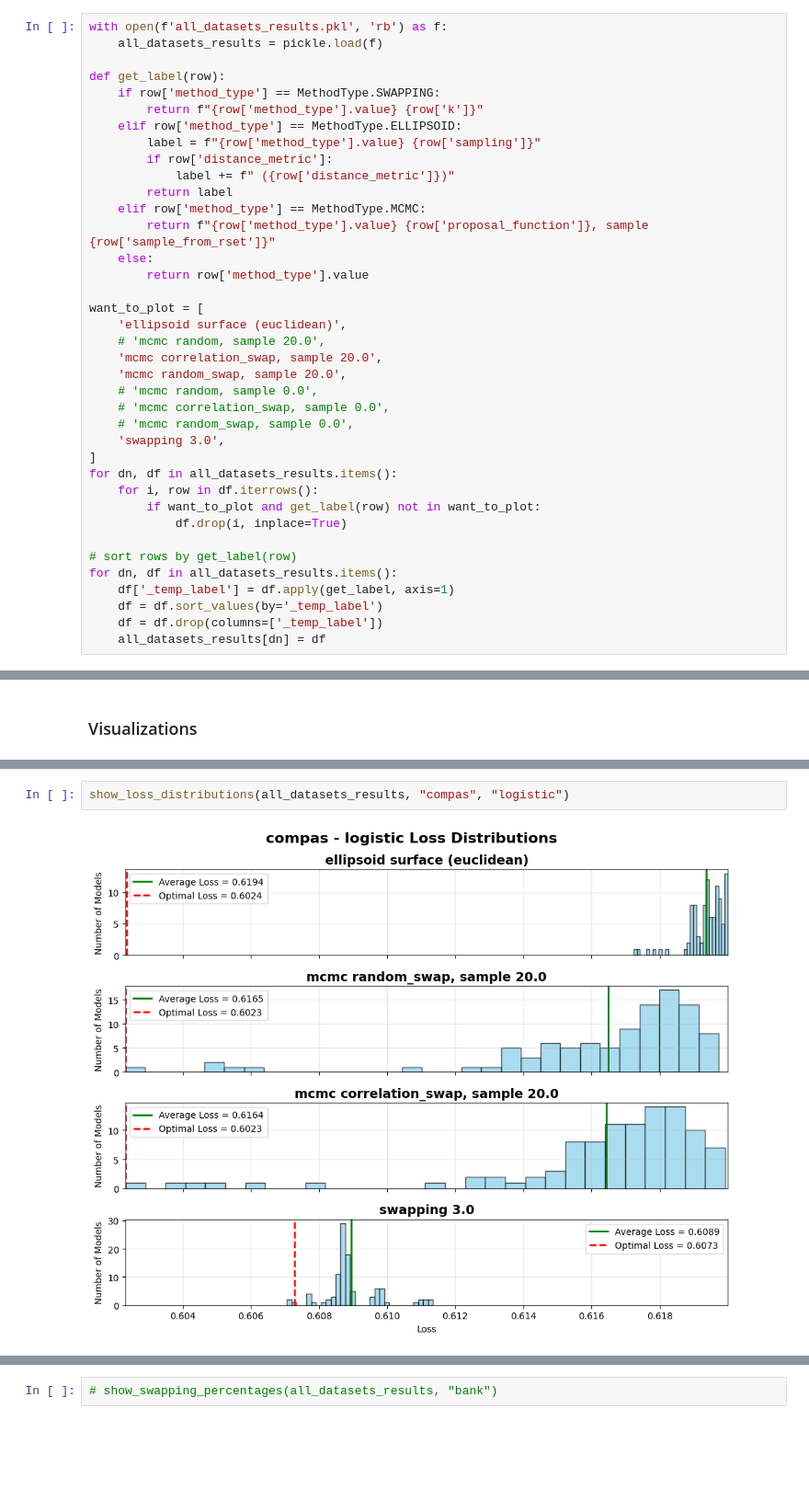
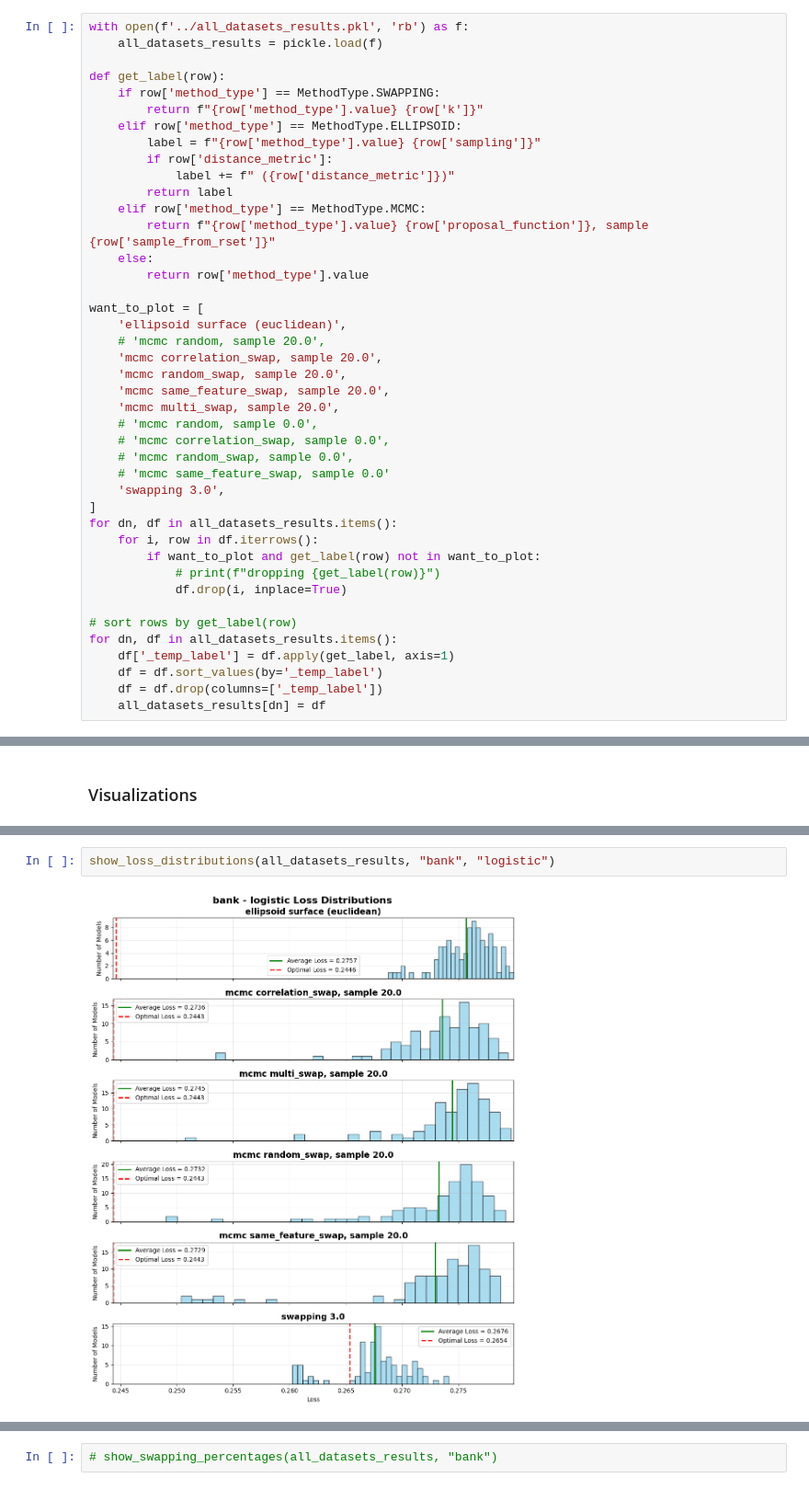
Before and after one commit to chrisli36/gam-rashoman-set, a Jupyter notebook: method_scripts/evaluation.ipynb, the cells around one changed output, grey strips where cells are left out. Shown at 92% size. Drawn from its saved outputs; the diff is of its cells as text; blank space fills up the shorter version.

```diff
--- a/method_scripts/evaluation.ipynb
+++ b/method_scripts/evaluation.ipynb
@@ -197,7 +125,7 @@ with open(f'all_datasets_results.pkl', 'wb') as f:
 # %% [markdown]
 ### Get Plotting Functions
 # %%
-with open(f'all_datasets_results.pkl', 'rb') as f:
+with open(f'../all_datasets_results.pkl', 'rb') as f:
     all_datasets_results = pickle.load(f)
 
 def get_label(row):
@@ -218,14 +146,18 @@ want_to_plot = [
     # 'mcmc random, sample 20.0',
     'mcmc correlation_swap, sample 20.0',
     'mcmc random_swap, sample 20.0',
+    'mcmc same_feature_swap, sample 20.0',
+    'mcmc multi_swap, sample 20.0',
     # 'mcmc random, sample 0.0',
     # 'mcmc correlation_swap, sample 0.0',
     # 'mcmc random_swap, sample 0.0',
+    # 'mcmc same_feature_swap, sample 0.0'
     'swapping 3.0',
 ]
 for dn, df in all_datasets_results.items():
     for i, row in df.iterrows():
         if want_to_plot and get_label(row) not in want_to_plot:
+            # print(f"dropping {get_label(row)}")
             df.drop(i, inplace=True)
 
 # sort rows by get_label(row)
@@ -366,4 +274,4 @@ Error:
 # %%
-show_loss_distributions(all_datasets_results, "compas", "logistic")
+show_loss_distributions(all_datasets_results, "bank", "logistic")
 # %% [output]
-[figure, old version]
+[figure, new version]
```
Also changed, not shown: parts of 15 cells of this notebook, 4 other files.
